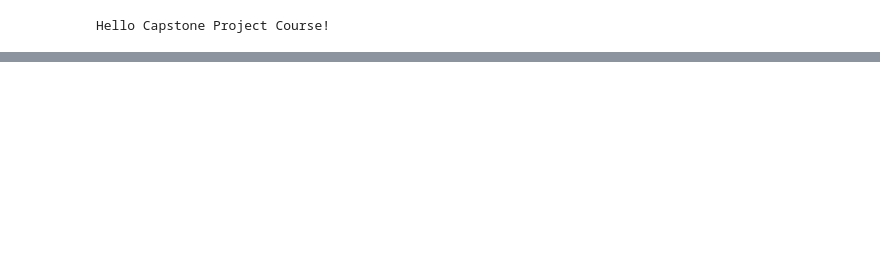
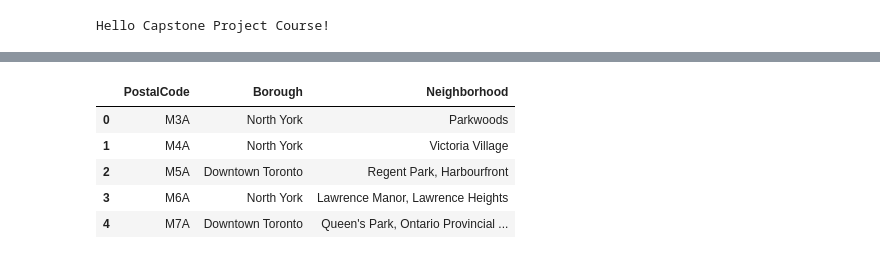
Before and after one commit to imtiaj-sreejon/Coursera_Capstone, a Jupyter notebook: Capstone_Project_Notebook_for_IBM_Applied_Data_Science_Pro.ipynb, the cells around one changed output, grey strips where cells are left out. Cells and saved outputs as stored; diff of their text form; code cells hidden in the pictures; blank space fills up the shorter version.

Commit message:
scraped wikipedia and added data into pandas dataframe

```diff
--- a/Capstone_Project_Notebook_for_IBM_Applied_Data_Science_Pro.ipynb
+++ b/Capstone_Project_Notebook_for_IBM_Applied_Data_Science_Pro.ipynb
@@ -28,0 +138,18 @@ print(soup.prettify())
+# %%
+print('The children before removing newlines:')
+print(table_data[0].contents)
+print('The String before:', repr(table_data[0].contents[1].string)) # repr() is used to see the newlines in the output
+
+# remove all the newlines from <tr> children
+for tr in table_data:
+    tr.contents[:] = [item for item in tr.contents if not item=='\n']
+
+# remove all the newlines from the strings under <td>
+for tr in table_data:
+    for item in tr.contents:
+        if isinstance(item, bs4.element.Tag):
+            item.string = item.string.strip('\n')
+
+print('\nThe children after removing newlines:')
+print(table_data[0].contents)
+print('The String after:', repr(table_data[0].contents[0].string))
@@ -28,0 +171,6 @@ print(soup.prettify())
+# %%
+column_names = ['PostalCode', 'Borough', 'Neighborhood']
+
+neigh_df = pd.DataFrame(columns=column_names)
+
+neigh_df
@@ -28,0 +186,27 @@ print(soup.prettify())
+# %%
+for tr in table_data:
+    postal_code = tr.contents[0].string # first child is postal code
+    borough = tr.contents[1].string # second child is borough
+    neighborhood = tr.contents[2].string # third child is neighborhood
+
+    # 1st condition
+    if (borough == 'Not assigned'):
+        continue
+
+    # 2nd condition
+    if (neighborhood == 'Not assigned'):
+        neighborhood = borough
+
+    # add the info to dataframe
+    neigh_df = neigh_df.append({'PostalCode':postal_code,
+                                'Borough':borough,
+                                'Neighborhood':neighborhood}, ignore_index=True)
+
+neigh_df.head()
+# %% [output]
+|  | PostalCode | Borough | Neighborhood |
+| 0 | M3A | North York | Parkwoods |
+| 1 | M4A | North York | Victoria Village |
+| 2 | M5A | Downtown Toronto | Regent Park, Harbourfront |
+| 3 | M6A | North York | Lawrence Manor, Lawrence Heights |
+| 4 | M7A | Downtown Toronto | Queen's Park, Ontario Provincial ... |
```
Also changed, not shown: parts of 27 cells of this notebook.
